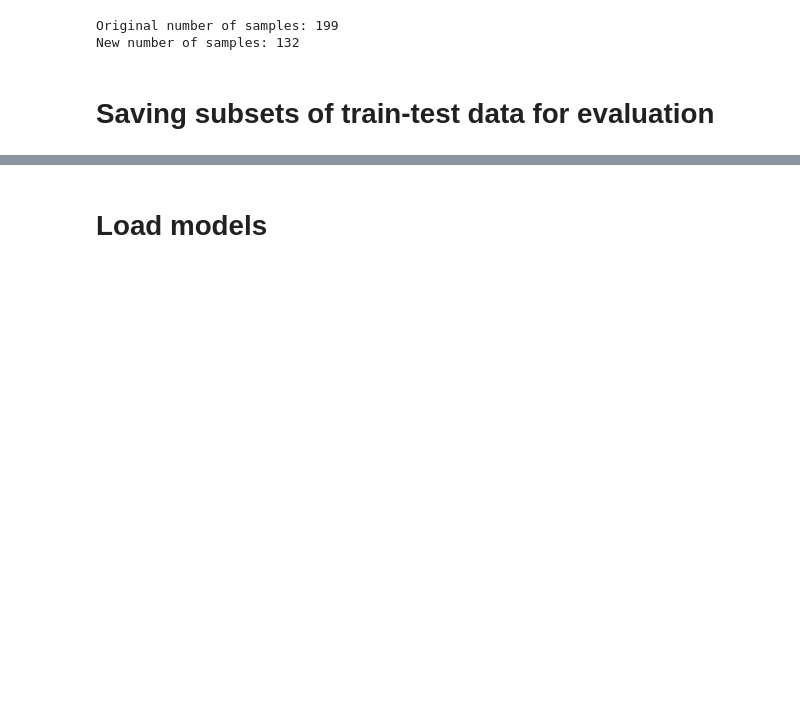
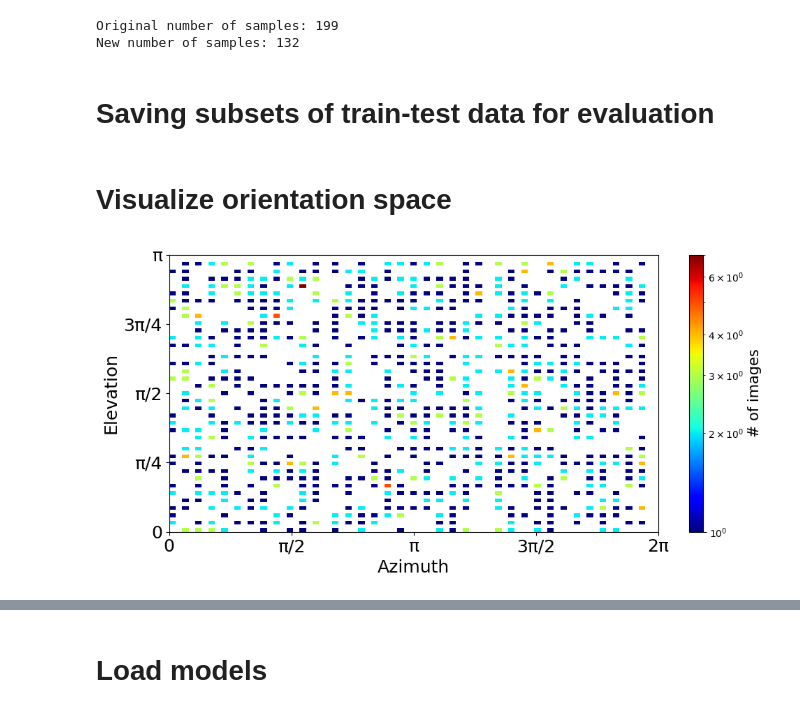
Before and after one commit to Lucaslab-Berkeley/CL-based-particle-picking, a Jupyter notebook: embedding_space_analysis_cleanprojections.ipynb, the cells around one changed output, grey strips where cells are left out. Saved outputs shown, nothing was run; the diff lists cells and outputs as text; code cells hidden in the pictures; blank space fills up the shorter version.

```diff
--- a/embedding_space_analysis_cleanprojections.ipynb
+++ b/embedding_space_analysis_cleanprojections.ipynb
@@ -406,3 +406,5 @@ New number of samples: 132
 #         np.save(f"{test_img_path}/{fname[0]}.npy", img.detach().cpu().numpy())
 #         np.save(f"{test_pc_path}/{fname[0]}.npy", pc.detach().cpu().numpy())
 #         csv_writer.writerow([fname[0], label.item(), phi.item(), theta.item(), psi.item()])
+# %% [markdown]
+# Visualize orientation space
@@ -408,0 +418,42 @@ New number of samples: 132
+# %%
+import numpy as np
+import matplotlib.pyplot as plt
+from matplotlib.colors import LogNorm
+
+def plot_elev_azimuth(phi, theta):
+    # Generate or load your Euler angles (phi, theta, psi)
+    # For ZYZ convention:
+    # - phi (first rotation around z) becomes azimuth in radiuns
+    # - theta (rotation around y) becomes elevation in radiuns
+
+    # Create 2D histogram
+    hist, xedges, yedges = np.histogram2d(phi, theta,
+                                         bins=[75, 75],
+                                         range=[[0, 2*np.pi], [0, np.pi]])
+
+    # Create the plot
+    fig, ax = plt.subplots(figsize=(10, 5))
+    mesh = ax.pcolormesh(xedges, yedges, hist.T,
+                         norm=LogNorm(),
+                         cmap='jet')
+
+    # Set labels and ticks
+    ax.set_xlabel('Azimuth', fontsize=18)
+    ax.set_ylabel('Elevation', fontsize=18)
+    ax.set_xticks([0, np.pi/2, np.pi, 3*np.pi/2, 2*np.pi])
+    ax.set_xticklabels(['0', 'π/2', 'π', '3π/2', '2π'])
+    ax.set_yticks([0, np.pi/4, np.pi/2, 3*np.pi/4, np.pi])
+    ax.set_yticklabels(['0', 'π/4', 'π/2', '3π/4', 'π'])
+
+    ax.tick_params(axis='both', labelsize=18)
+
+    # Add colorbar
+    cbar = plt.colorbar(mesh)
+    # cbar.ax.tick_params(labelsize=12)  # Colorbar tick labels
+    cbar.set_label('# of images', fontsize=15)  # Colorbar title
+    plt.tight_layout()
+    plt.show()
+# %%
+plot_elev_azimuth(phi_train, theta_train)
+# %% [output]
+[figure, added]
```
Also changed, not shown: parts of 4 cells of this notebook.
